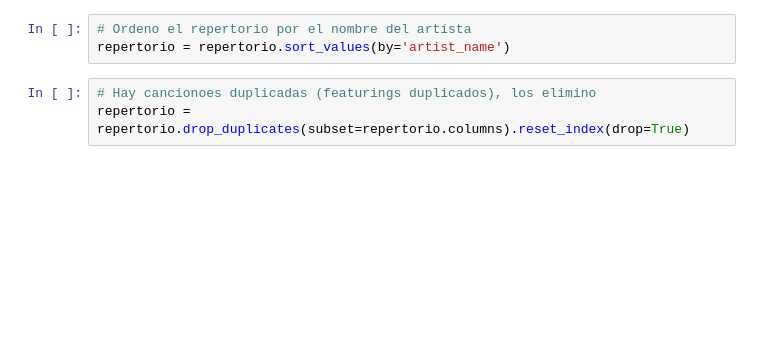
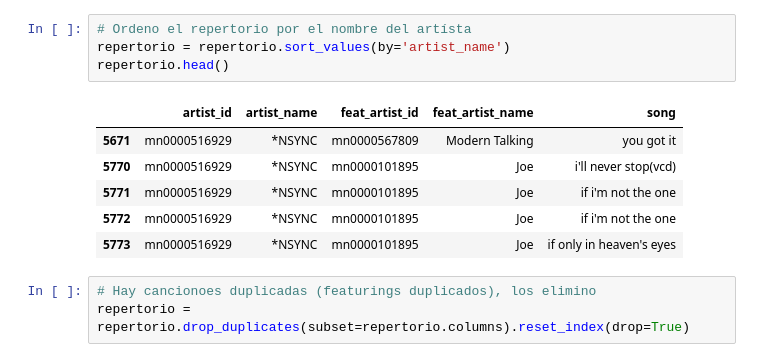
Before and after one commit to AlvaroPaniaguaT/GRAF-Artist_YT_Analisis, a Jupyter notebook: Limpiar_Repertorio.ipynb, the cells around one changed output. Cells and saved outputs as stored; diff of their text form; blank space fills up the shorter version.

```diff
--- a/Limpiar_Repertorio.ipynb
+++ b/Limpiar_Repertorio.ipynb
@@ -9,6 +40,14 @@ repertorio = pd.read_csv('./graph_project_crawl/Repertorio-Reducido.csv',
 # %%
 # Ordeno el repertorio por el nombre del artísta
 repertorio = repertorio.sort_values(by='artist_name')
+repertorio.head()
+# %% [output]
+|  | artist_id | artist_name | feat_artist_id | feat_artist_name | song |
+| 5671 | mn0000516929 | *NSYNC | mn0000567809 | Modern Talking | you got it |
+| 5770 | mn0000516929 | *NSYNC | mn0000101895 | Joe | i'll never stop(vcd) |
+| 5771 | mn0000516929 | *NSYNC | mn0000101895 | Joe | if i'm not the one |
+| 5772 | mn0000516929 | *NSYNC | mn0000101895 | Joe | if i'm not the one |
+| 5773 | mn0000516929 | *NSYNC | mn0000101895 | Joe | if only in heaven's eyes |
 # %%
 # Hay cancionoes duplicadas (featurings duplicados), los elimino
 repertorio = repertorio.drop_duplicates(subset=repertorio.columns).reset_index(drop=True)
```
Also changed, not shown: parts of 13 cells of this notebook, 2 other files.
